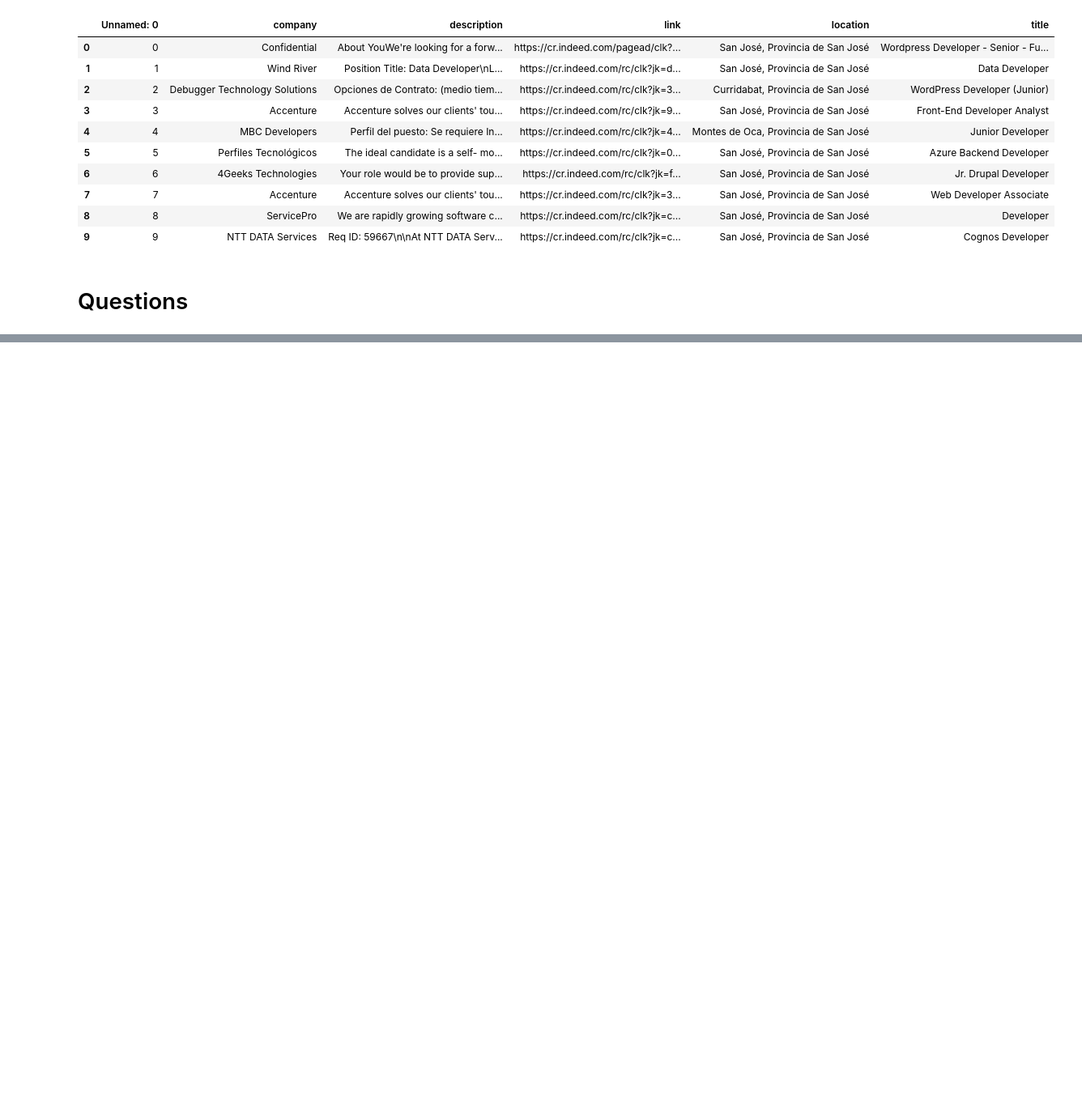
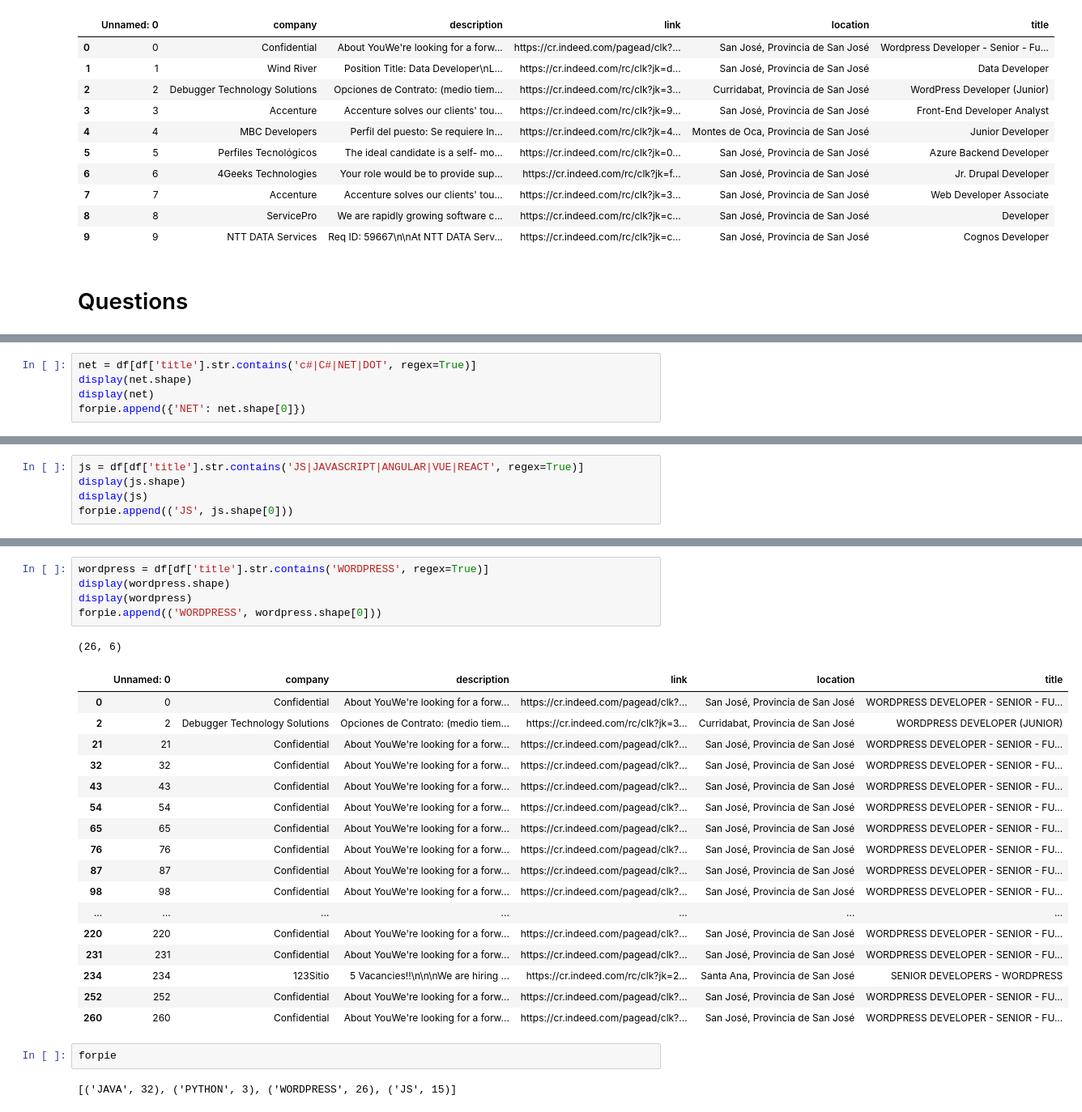
Before and after one commit to andrsGutirrz/JobScraper, a Jupyter notebook: jupyter_files/job_scraper_cr_indeed.ipynb, the cells around one changed output, grey strips where cells are left out. Shown at 81% size. Saved outputs shown, nothing was run; the diff lists cells and outputs as text; blank space fills up the shorter version.

```diff
--- a/jupyter_files/job_scraper_cr_indeed.ipynb
+++ b/jupyter_files/job_scraper_cr_indeed.ipynb
@@ -143,0 +193,5 @@ df.shape
+# %%
+net = df[df['title'].str.contains('c#|C#|NET|DOT', regex=True)]
+display(net.shape)
+display(net)
+forpie.append({'NET': net.shape[0]})
@@ -143,0 +216,5 @@ df.shape
+# %%
+js = df[df['title'].str.contains('JS|JAVASCRIPT|ANGULAR|VUE|REACT', regex=True)]
+display(js.shape)
+display(js)
+forpie.append(('JS', js.shape[0]))
@@ -143,0 +250,28 @@ df.shape
+# %%
+wordpress = df[df['title'].str.contains('WORDPRESS', regex=True)]
+display(wordpress.shape)
+display(wordpress)
+forpie.append(('WORDPRESS', wordpress.shape[0]))
+# %% [output]
+(26, 6)
+|  | Unnamed: 0 | company | description | link | location | title |
+| 0 | 0 | Confidential | About YouWe're looking for a forw... | https://cr.indeed.com/pagead/clk?... | San José, Provincia de San José | WORDPRESS DEVELOPER - SENIOR - FU... |
+| 2 | 2 | Debugger Technology Solutions | Opciones de Contrato: (medio tiem... | https://cr.indeed.com/rc/clk?jk=3... | Curridabat, Provincia de San José | WORDPRESS DEVELOPER (JUNIOR) |
+| 21 | 21 | Confidential | About YouWe're looking for a forw... | https://cr.indeed.com/pagead/clk?... | San José, Provincia de San José | WORDPRESS DEVELOPER - SENIOR - FU... |
+| 32 | 32 | Confidential | About YouWe're looking for a forw... | https://cr.indeed.com/pagead/clk?... | San José, Provincia de San José | WORDPRESS DEVELOPER - SENIOR - FU... |
+| 43 | 43 | Confidential | About YouWe're looking for a forw... | https://cr.indeed.com/pagead/clk?... | San José, Provincia de San José | WORDPRESS DEVELOPER - SENIOR - FU... |
+| 54 | 54 | Confidential | About YouWe're looking for a forw... | https://cr.indeed.com/pagead/clk?... | San José, Provincia de San José | WORDPRESS DEVELOPER - SENIOR - FU... |
+| 65 | 65 | Confidential | About YouWe're looking for a forw... | https://cr.indeed.com/pagead/clk?... | San José, Provincia de San José | WORDPRESS DEVELOPER - SENIOR - FU... |
+| 76 | 76 | Confidential | About YouWe're looking for a forw... | https://cr.indeed.com/pagead/clk?... | San José, Provincia de San José | WORDPRESS DEVELOPER - SENIOR - FU... |
+| 87 | 87 | Confidential | About YouWe're looking for a forw... | https://cr.indeed.com/pagead/clk?... | San José, Provincia de San José | WORDPRESS DEVELOPER - SENIOR - FU... |
+| 98 | 98 | Confidential | About YouWe're looking for a forw... | https://cr.indeed.com/pagead/clk?... | San José, Provincia de San José | WORDPRESS DEVELOPER - SENIOR - FU... |
+| ... | ... | ... | ... | ... | ... | ... |
+| 220 | 220 | Confidential | About YouWe're looking for a forw... | https://cr.indeed.com/pagead/clk?... | San José, Provincia de San José | WORDPRESS DEVELOPER - SENIOR - FU... |
+| 231 | 231 | Confidential | About YouWe're looking for a forw... | https://cr.indeed.com/pagead/clk?... | San José, Provincia de San José | WORDPRESS DEVELOPER - SENIOR - FU... |
+| 234 | 234 | 123Sitio | 5 Vacancies!!\n\n\nWe are hiring ... | https://cr.indeed.com/rc/clk?jk=2... | Santa Ana, Provincia de San José | SENIOR DEVELOPERS - WORDPRESS |
+| 252 | 252 | Confidential | About YouWe're looking for a forw... | https://cr.indeed.com/pagead/clk?... | San José, Provincia de San José | WORDPRESS DEVELOPER - SENIOR - FU... |
+| 260 | 260 | Confidential | About YouWe're looking for a forw... | https://cr.indeed.com/pagead/clk?... | San José, Provincia de San José | WORDPRESS DEVELOPER - SENIOR - FU... |
+# %%
+forpie
+# %% [output]
+[('JAVA', 32), ('PYTHON', 3), ('WORDPRESS', 26), ('JS', 15)]
```
Also changed, not shown: parts of 14 cells of this notebook.
